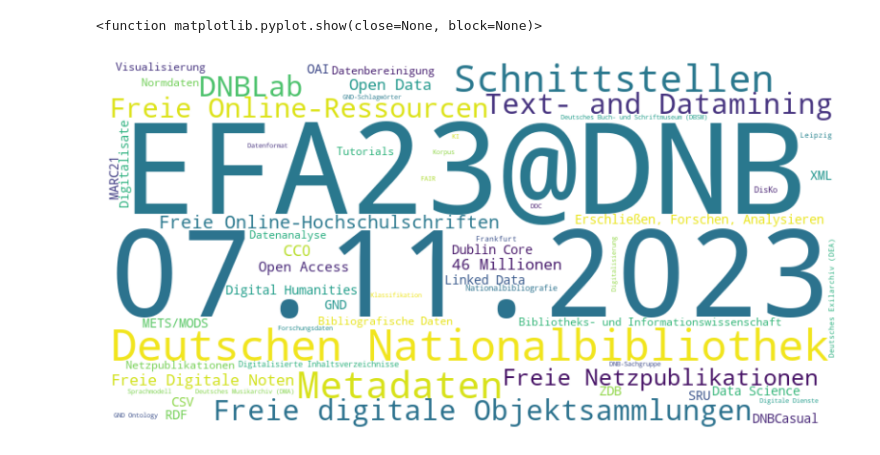
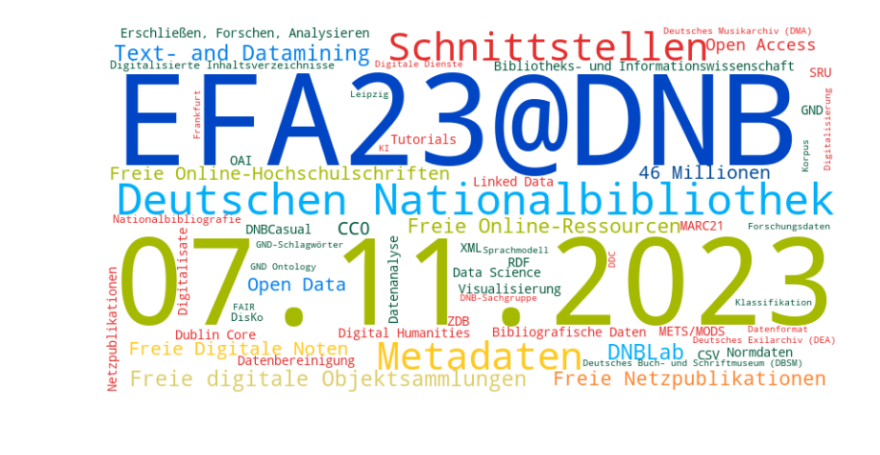
Before and after one commit to anketaube/DNBLab, a Jupyter notebook: EFA_Wolke.ipynb, the cells around one changed output. Drawn from its saved outputs; the diff is of its cells as text; code cells hidden in the pictures.

```diff
--- a/EFA_Wolke.ipynb
+++ b/EFA_Wolke.ipynb
@@ -46,35 +46,103 @@ word_weights = {
     'Netzpublikationen': 3,
     'Digitalisierte Inhaltsverzeichnisse': 3,
     'Nationalbibliografie': 3,
     'DisKo': 3,
     'Frankfurt': 2,
     'Leipzig': 2,
     'Deutsches Exilarchiv (DEA)': 2,
     'Deutsches Buch- und Schriftmuseum (DBSM)': 2,
     'Deutsches Musikarchiv (DMA)': 2,
     'GND Ontology': 2,
     'Digitalisierung': 2,
     'FAIR': 2,
     'DNB-Sachgruppe': 2,
     'GND-Schlagwörter': 2,
     'DDC': 2,
     'Klassifikation': 2,
     'Datenformat': 2,
     'Forschungsdaten': 2,
     'Digitale Dienste': 2,
     'Korpus': 2,
     'KI': 2,
     'Sprachmodell': 2
 }
 
+# Farben für die Wörter definieren
+word_colors = {
+    'EFA23@DNB': (0, 70, 196),
+    '07.11.2023': (164, 185, 0),
+    'Deutschen Nationalbibliothek': (0, 174, 250),
+    'Metadaten': (255, 201, 32),
+    'Schnittstellen': (230, 46, 46),
+    'Freie digitale Objektsammlungen': (221, 205, 105),
+    'Text- and Datamining': (0, 126, 239),
+    'DNBLab': (0, 174, 250),
+    'Freie Online-Ressourcen': (164, 185, 0),
+    'Freie Netzpublikationen': (251, 134, 48),
+    'Freie Online-Hochschulschriften': (164, 185, 0),
+    'Freie Digitale Noten': (255, 201, 32),
+    'Open Data': (0, 126, 239),
+    '46 Millionen': (0, 72, 150),
+    'CC0': (0, 87, 60),
+    'Open Access': (230, 46, 46),
+    'Erschließen, Forschen, Analysieren': (0, 87, 60),
+    'SRU': (230, 46, 46),
+    'OAI': (0, 87, 60),
+    'MARC21': (230, 46, 46),
+    'DNBCasual': (0, 87, 60),
+    'Dublin Core': (230, 46, 46),
+    'RDF': (0, 87, 60),
+    'Linked Data': (230, 46, 46),
+    'XML': (0, 87, 60),
+    'METS/MODS': (230, 46, 46),
+    'GND': (0, 87, 60),
+    'ZDB': (230, 46, 46),
+    'CSV': (0, 87, 60),
+    'Digitalisate': (230, 46, 46),
+    'Data Science': (0, 87, 60),
+    'Digital Humanities': (230, 46, 46),
+    'Bibliotheks- und Informationswissenschaft': (0, 87, 60),
+    'Bibliografische Daten': (230, 46, 46),
+    'Normdaten': (0, 87, 60),
+    'Tutorials': (230, 46, 46),
+    'Visualisierung': (0, 87, 60),
+    'Datenbereinigung': (230, 46, 46),
+    'Datenanalyse': (0, 87, 60),
+    'Netzpublikationen': (230, 46, 46),
+    'Digitalisierte Inhaltsverzeichnisse': (0, 87, 60),
+    'Nationalbibliografie': (230, 46, 46),
+    'DisKo': (0, 87, 60),
+    'Frankfurt': (230, 46, 46),
+    'Leipzig': (0, 87, 60),
+    'Deutsches Exilarchiv (DEA)': (230, 46, 46),
+    'Deutsches Buch- und Schriftmuseum (DBSM)': (0, 87, 60),
+    'Deutsches Musikarchiv (DMA)': (230, 46, 46),
+    'GND Ontology': (0, 87, 60),
+    'Digitalisierung': (230, 46, 46),
+'FAIR': (0, 87, 60),
+    'DNB-Sachgruppe': (230, 46, 46),
+    'GND-Schlagwörter': (0, 87, 60),
+    'DDC': (230, 46, 46),
+    'Klassifikation': (0, 87, 60),
+    'Datenformat': (230, 46, 46),
+    'Forschungsdaten': (0, 87, 60),
+    'Digitale Dienste': (230, 46, 46),
+    'Korpus': (0, 87, 60),
+    'KI': (230, 46, 46),
+    'Sprachmodell': (0, 87, 60)
+}
+
 # Wordcloud erstellen
-wordcloud = WordCloud(width=800, height=400, background_color='white').generate_from_frequencies(word_weights)
+wordcloud = WordCloud(width=800, height=400, background_color='white', colormap='viridis').generate_from_frequencies(word_weights)
+
+# Funktion zum Einfärben der Wörter definieren
+def color_func(word, font_size, position, orientation, random_state=None, **kwargs):
+    return f"rgb{word_colors.get(word)}"
 
 # Wordcloud anzeigen
 plt.figure(figsize=(10, 5))
-plt.imshow(wordcloud, interpolation='bilinear')
+plt.imshow(wordcloud.recolor(color_func=color_func, random_state=42), interpolation='bilinear')
 plt.axis('off')
-plt.show
+plt.show()
 # %% [output]
-<function matplotlib.pyplot.show(close=None, block=None)>
-[figure, old version]
+[figure, new version]
```
